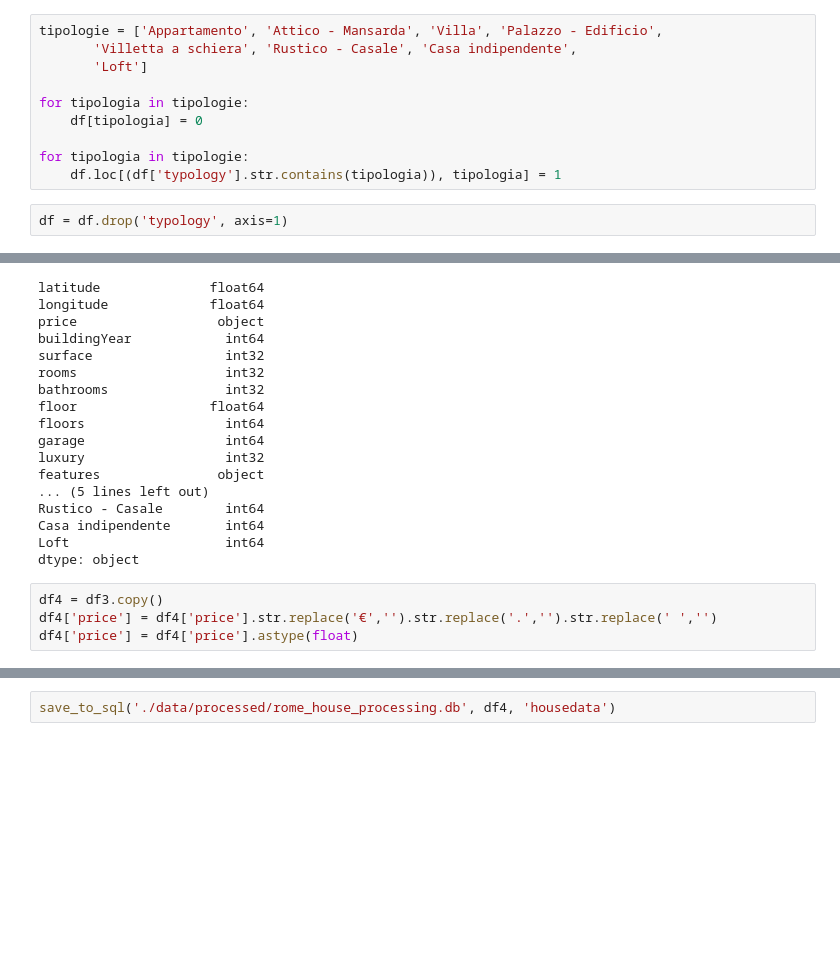
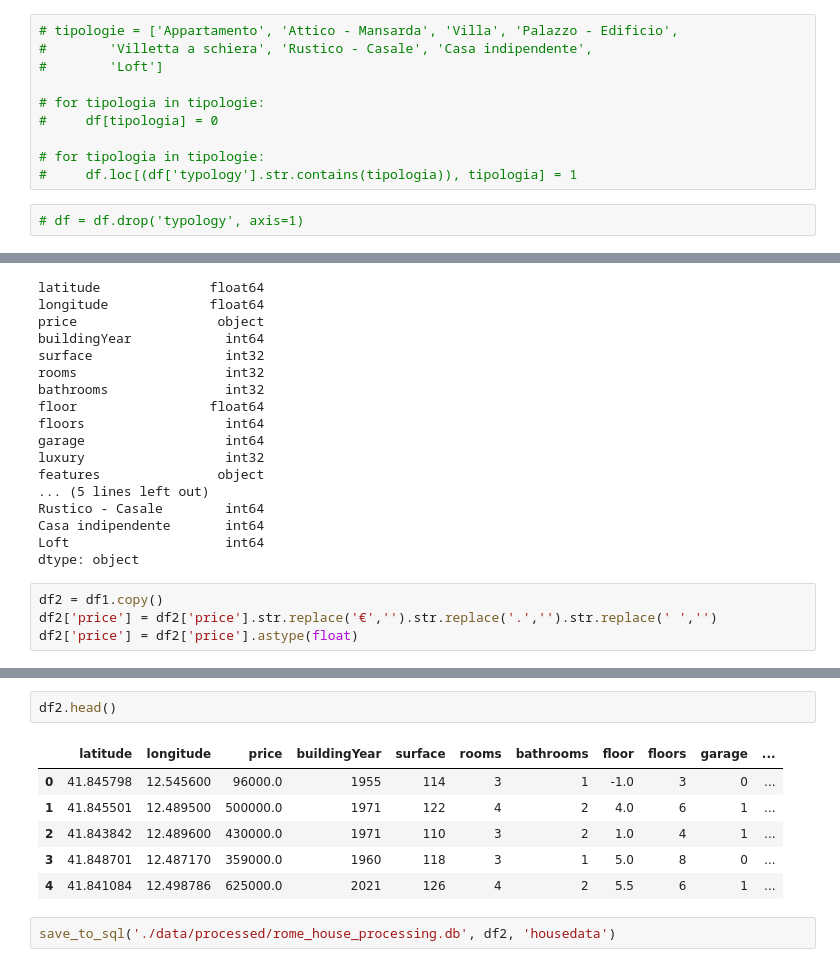
Before and after one commit to Raffozor/RomeHousePrice, a Jupyter notebook: notebooks/pre_processing.ipynb, the cells around one changed output, grey strips where cells are left out. Saved outputs shown, nothing was run; the diff lists cells and outputs as text; blank space fills up the shorter version.

Commit message:
data cleaning

```diff
--- a/notebooks/pre_processing.ipynb
+++ b/notebooks/pre_processing.ipynb
@@ -63,17 +63,17 @@ array(['Appartamento', 'Attico - Mansarda', 'Villa', 'Palazzo - Edificio',
        'Villetta a schiera', 'Rustico - Casale', 'Casa indipendente',
        'Loft'], dtype=object)
 # %%
-tipologie = ['Appartamento', 'Attico - Mansarda', 'Villa', 'Palazzo - Edificio',
-       'Villetta a schiera', 'Rustico - Casale', 'Casa indipendente',
-       'Loft']
+# tipologie = ['Appartamento', 'Attico - Mansarda', 'Villa', 'Palazzo - Edificio',
+#        'Villetta a schiera', 'Rustico - Casale', 'Casa indipendente',
+#        'Loft']
 
-for tipologia in tipologie:
-    df[tipologia] = 0
+# for tipologia in tipologie:
+#     df[tipologia] = 0
 
-for tipologia in tipologie:
-    df.loc[(df['typology'].str.contains(tipologia)), tipologia] = 1
+# for tipologia in tipologie:
+#     df.loc[(df['typology'].str.contains(tipologia)), tipologia] = 1
 # %%
-df = df.drop('typology', axis=1)
+# df = df.drop('typology', axis=1)
 # %%
 df.head()
 # %% [output]
@@ -171,7 +136,7 @@ Casa indipendente       int64
 Loft                    int64
 dtype: object
 # %%
-df4 = df3.copy()
-df4['price'] = df4['price'].str.replace('€','').str.replace('.','').str.replace(' ','')
-df4['price'] = df4['price'].astype(float)
+df2 = df1.copy()
+df2['price'] = df2['price'].str.replace('€','').str.replace('.','').str.replace(' ','')
+df2['price'] = df2['price'].astype(float)
 # %%
@@ -196,3 +158,12 @@ Loft                    int64
 dtype: object
+# %%
+df2.head()
+# %% [output]
+|  | latitude | longitude | price | buildingYear | surface | rooms | bathrooms | floor | floors | garage | ... |
+| 0 | 41.845798 | 12.545600 | 96000.0 | 1955 | 114 | 3 | 1 | -1.0 | 3 | 0 | ... |
+| 1 | 41.845501 | 12.489500 | 500000.0 | 1971 | 122 | 4 | 2 | 4.0 | 6 | 1 | ... |
+| 2 | 41.843842 | 12.489600 | 430000.0 | 1971 | 110 | 3 | 2 | 1.0 | 4 | 1 | ... |
+| 3 | 41.848701 | 12.487170 | 359000.0 | 1960 | 118 | 3 | 1 | 5.0 | 8 | 0 | ... |
+| 4 | 41.841084 | 12.498786 | 625000.0 | 2021 | 126 | 4 | 2 | 5.5 | 6 | 1 | ... |
 # %%
-save_to_sql('./data/processed/rome_house_processing.db', df4, 'housedata')
+save_to_sql('./data/processed/rome_house_processing.db', df2, 'housedata')
```
Also changed, not shown: parts of 9 cells of this notebook, 8 other files.
